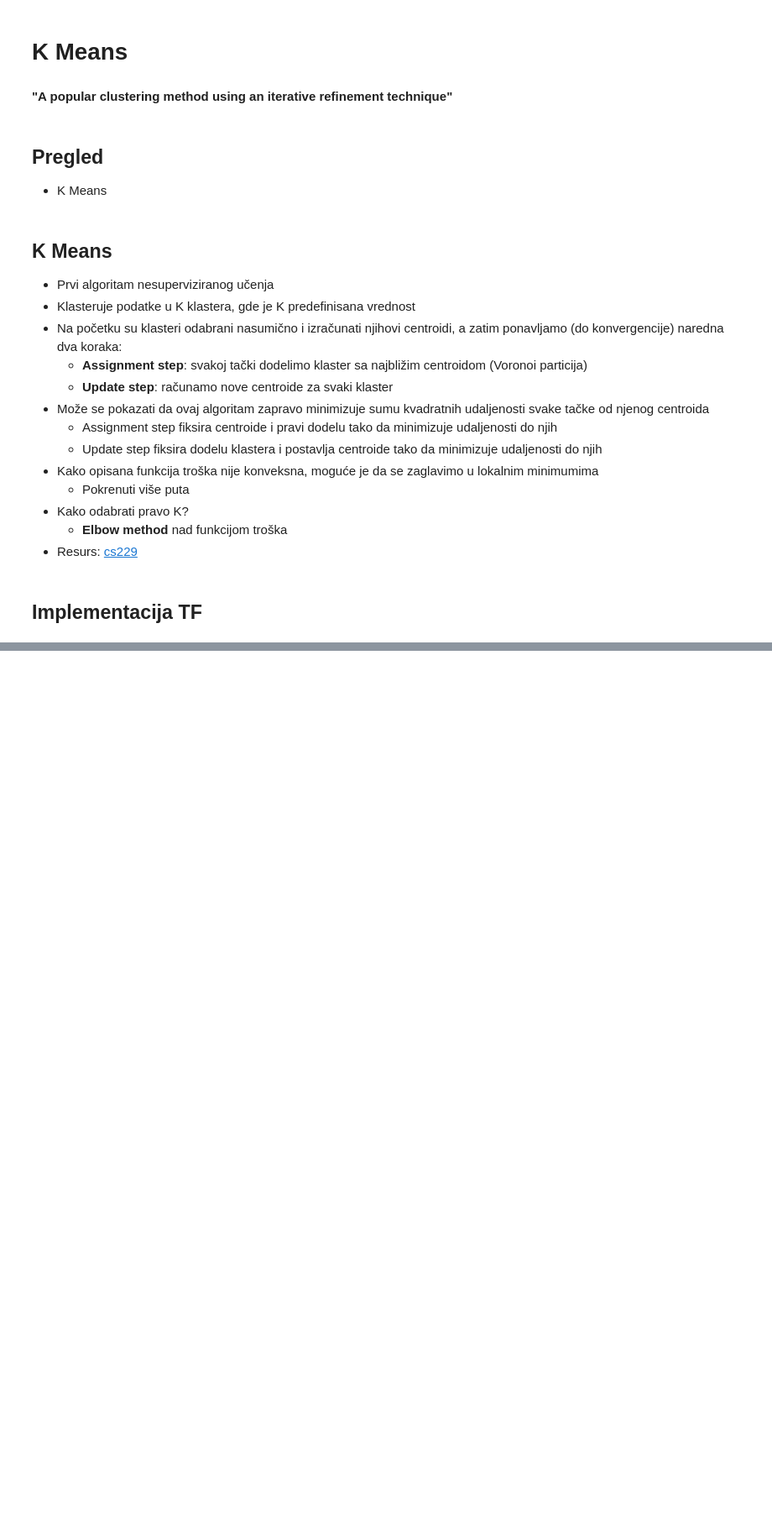
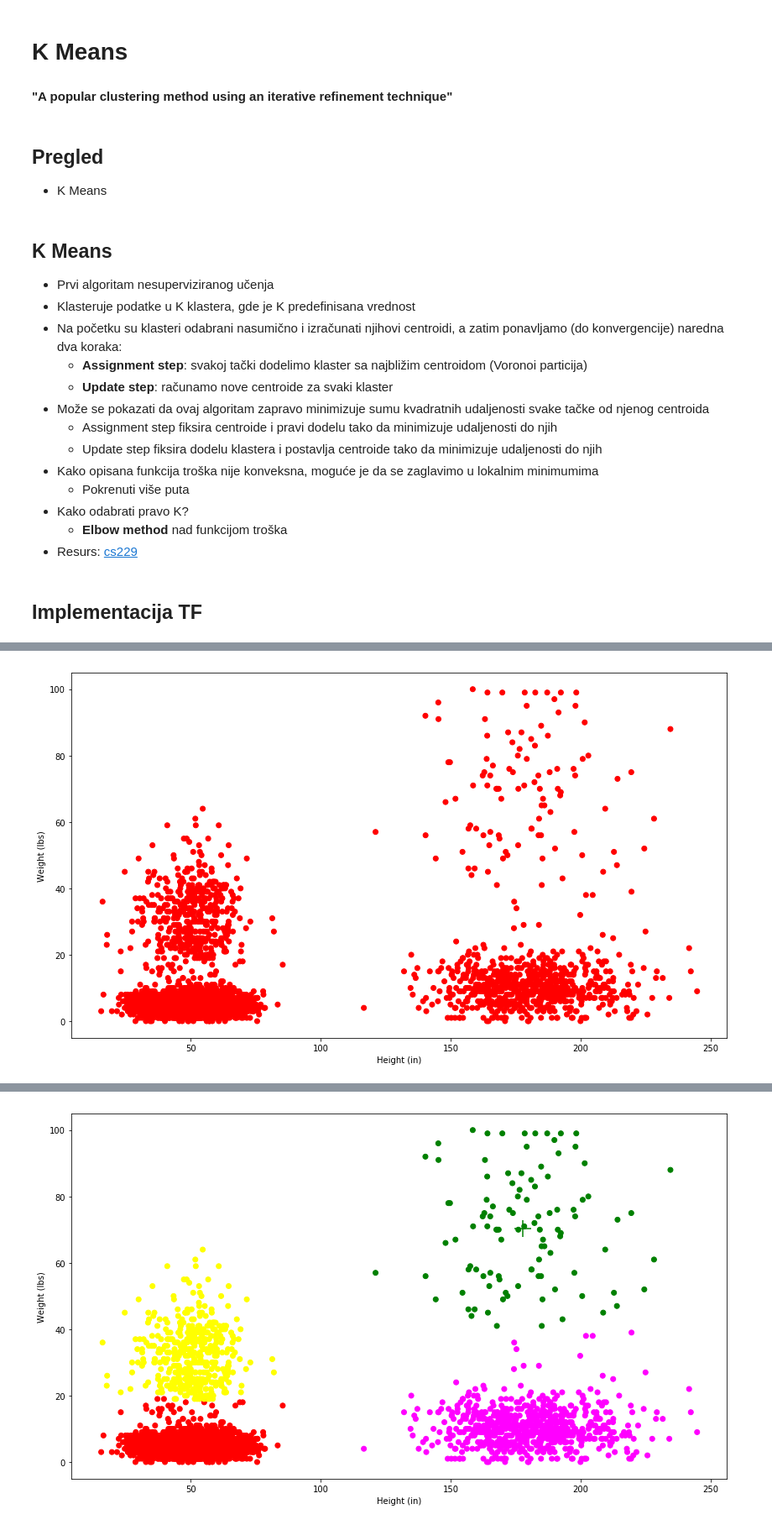
Before and after one commit to rand0musername/raf-ml, a Jupyter notebook: 09 Klasterovanje, redukcija dimenzija/09A_K_means.ipynb, the cells around one changed output, grey strips where cells are left out. Shown at 84% size. Drawn from its saved outputs; the diff is of its cells as text; code cells hidden in the pictures; blank space fills up the shorter version.

Commit message:
Dodat K Means

```diff
--- a/09 Klasterovanje, redukcija dimenzija/09A_K_means.ipynb
+++ b/09 Klasterovanje, redukcija dimenzija/09A_K_means.ipynb
@@ -26,0 +25,78 @@
+# %%
+import os
+import numpy as np
+import tensorflow as tf
+import matplotlib.pyplot as plt
+from matplotlib.colors import ListedColormap
+%matplotlib inline
+
+tf.logging.set_verbosity(tf.logging.ERROR)
+
+# Pravi scatter plot podataka i klastera
+def scatter_plot(X, Y, assignments=None, centers=None):
+
+    # Ako nismo prosledili assignmente neka su svi dodeljeni klasteru 0
+    if assignments is None:
+        assignments = [0] * len(X)
+
+    # Nzm sta ovo radi
+    fig = plt.figure(figsize=(14,8))
+
+    # Kolor mapa za klastere (do k=5)
+    cmap = ListedColormap(['red', 'green', 'blue', 'magenta', 'yellow'])
+
+    # Scatter plot
+    plt.scatter(X, Y, c=assignments, cmap=cmap)
+
+    # Nacrtati centre ako postoje
+    if centers is not None:
+        plt.scatter(centers[:, 0], centers[:, 1], c=range(len(centers)),
+                    marker='+', s=400, cmap=cmap)
+
+    # Oznake osa
+    plt.xlabel('Height (in)')
+    plt.ylabel('Weight (lbs)')
+    plt.show()
+
+# Ucitavanje podataka
+#data = np.loadtxt('kmeans_data.csv', delimiter=',', usecols=(1, 2))
+data = np.loadtxt('kmeans_data_drivers.csv', skiprows=1, delimiter='\t', usecols=(1, 2))
+print(data[:4])
+
+# Scater plot samo podataka
+scatter_plot(data[:, 0], data[:, 1])
+
+# K-means za k=3
+# tf.contrib.factorization.KMeansClustering zahteva podatke kao input_fn
+k = 4
+input_fn=lambda: tf.train.limit_epochs(tf.convert_to_tensor(data, dtype=tf.float32), num_epochs=1)
+kmeans = tf.contrib.factorization.KMeansClustering(use_mini_batch=False, num_clusters=k)
+
+# Radimo K-means iteracije dok azuriranje centroida nije premalo
+previous_centers = None
+delta = 100
+
+while delta > 0.0001:
+  kmeans.train(input_fn = input_fn)
+  centers = kmeans.cluster_centers()
+  if previous_centers is not None:
+    delta = np.average(np.abs(centers - previous_centers))
+    print('Delta: {}'.format(delta))
+  previous_centers = centers
+
+# Izvlacimo dodele i centre i plotujemo
+assignments = list(kmeans.predict_cluster_index(input_fn))
+print('TF:')
+scatter_plot(data[:, 0], data[:, 1], assignments, centers)
+
+# Racunamo funkciju troska
+print("Loss:{}".format(np.sum(np.square(centers[assignments] - data))))
+
+# sklearn implementacija, za poredjenje
+from sklearn.cluster import KMeans
+kmeans = KMeans(n_clusters=4).fit(data)
+print('sklearn:')
+scatter_plot(data[:, 0], data[:, 1], kmeans.labels_)
+
+# TODO: implementirati u numpy i uporediti
+# %% [output]
@@ -26,0 +107 @@
+[figure, added]
@@ -26,0 +116 @@
+[figure, added]
```
Also changed, not shown: parts of 2 cells of this notebook, 1 other file.
